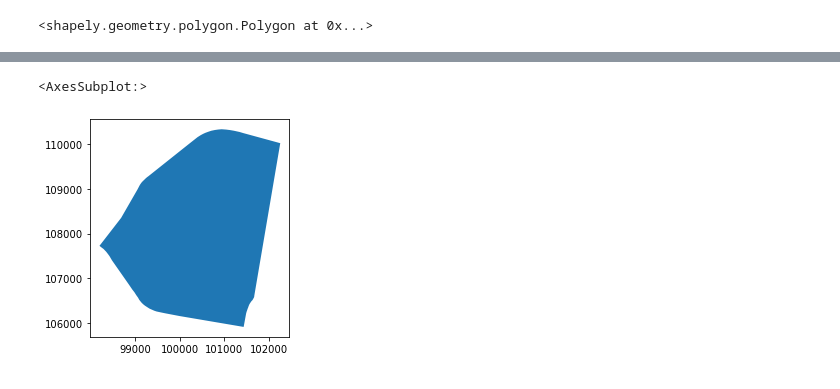
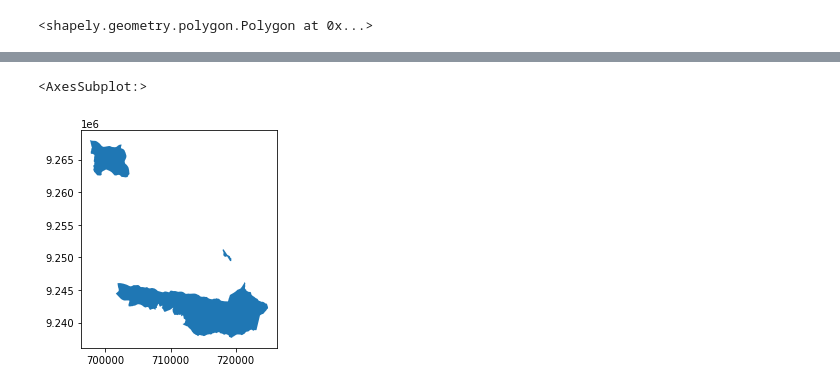
Before and after one commit to mario199745/Python_Geopandas, a Jupyter notebook: 01 - GeoPandas - Introducción, Comandos Básicos y Algunos Ejemplos.ipynb, the cells around one changed output, grey strips where cells are left out. Cells and saved outputs as stored; diff of their text form; code cells hidden in the pictures.

```diff
--- a/01 - GeoPandas - Introducción, Comandos Básicos y Algunos Ejemplos.ipynb
+++ b/01 - GeoPandas - Introducción, Comandos Básicos y Algunos Ejemplos.ipynb
@@ -255,5 +284,5 @@ localidades_shp["perimetro"].plot(ax = axis, color = "white", linewidth = 0.5)
 # %%
-localidades_shp["buffer"] = localidades_shp.buffer(10000)
+ANP_SRC["buffer"] = ANP_SRC.buffer(10000)
 # %%
-localidades_shp["buffer_centroide"] = localidades_shp["centroide"].buffer(10000)
+ANP_SRC["buffer_centroide"] = ANP_SRC["centroide"].buffer(10000)
 # %%
@@ -266,6 +295,8 @@ localidades_shp["perimetro"].plot(ax = axis, color = "white", linewidth = 0.5)
 # %%
-engativa = localidades_shp.loc["ENGATIVA", "geometry"]
-engativa
+#Método de pandas que realiza la extracción de una etiqueta
+ANP_SRC = ANP_SRC.set_geometry("geometry")
+Tabaconas = ANP_SRC.loc["Tabaconas-Namballe", "geometry"]
+Tabaconas
 # %% [output]
 <shapely.geometry.polygon.Polygon at 0x...>
 # %%
@@ -290,5 +313,5 @@ BOSA                   True
 dtype: bool
 # %%
-localidad12 = localidades_shp.query("CODIGO_LOC == '12'")
-localidad12
+Udima = ANP_SRC.query("anp_nomb == 'Bosques Nublados de Udima'")
+Udima
 # %% [output]
@@ -298,5 +324,5 @@ localidad12
 # %%
-localidad12.plot()
+Udima.plot()
 # %% [output]
 <AxesSubplot:>
-[figure, old version]
+[figure, new version]
```
Also changed, not shown: parts of 33 cells of this notebook.
